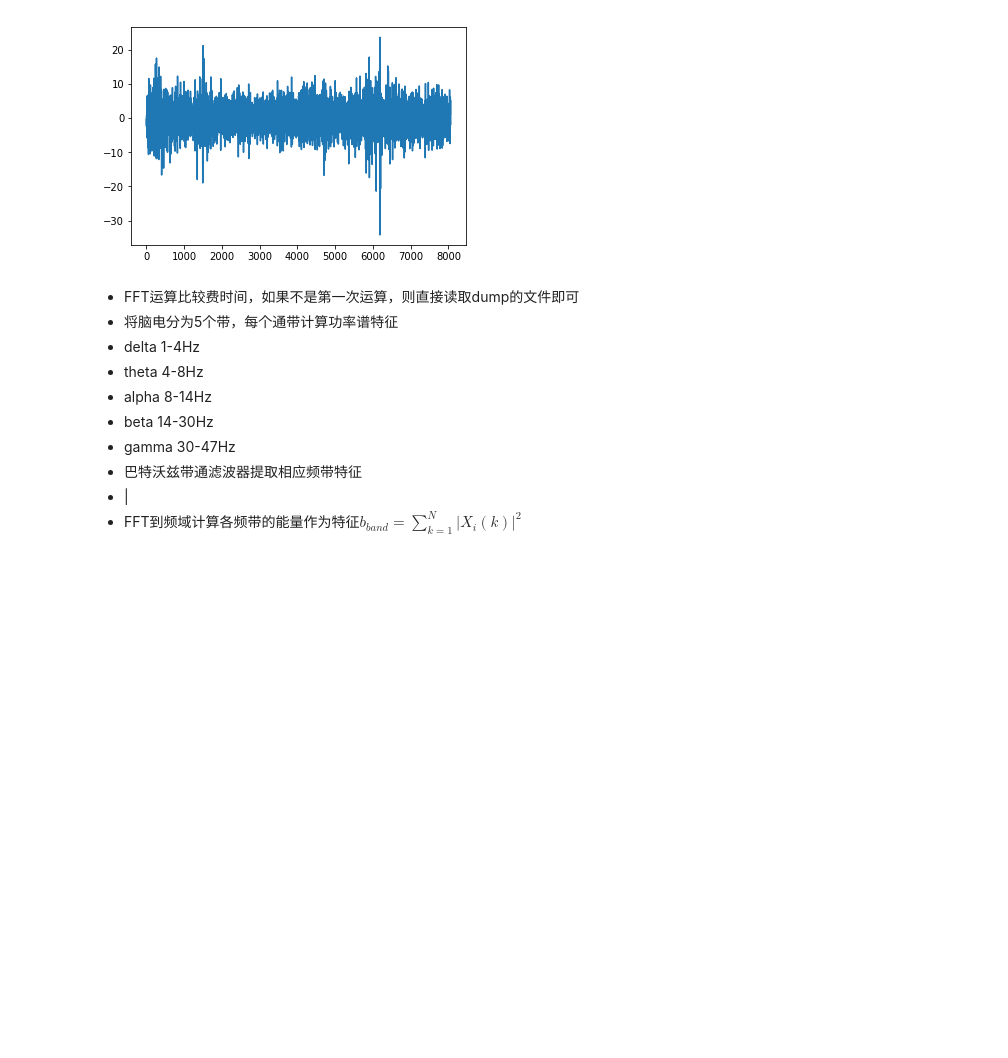
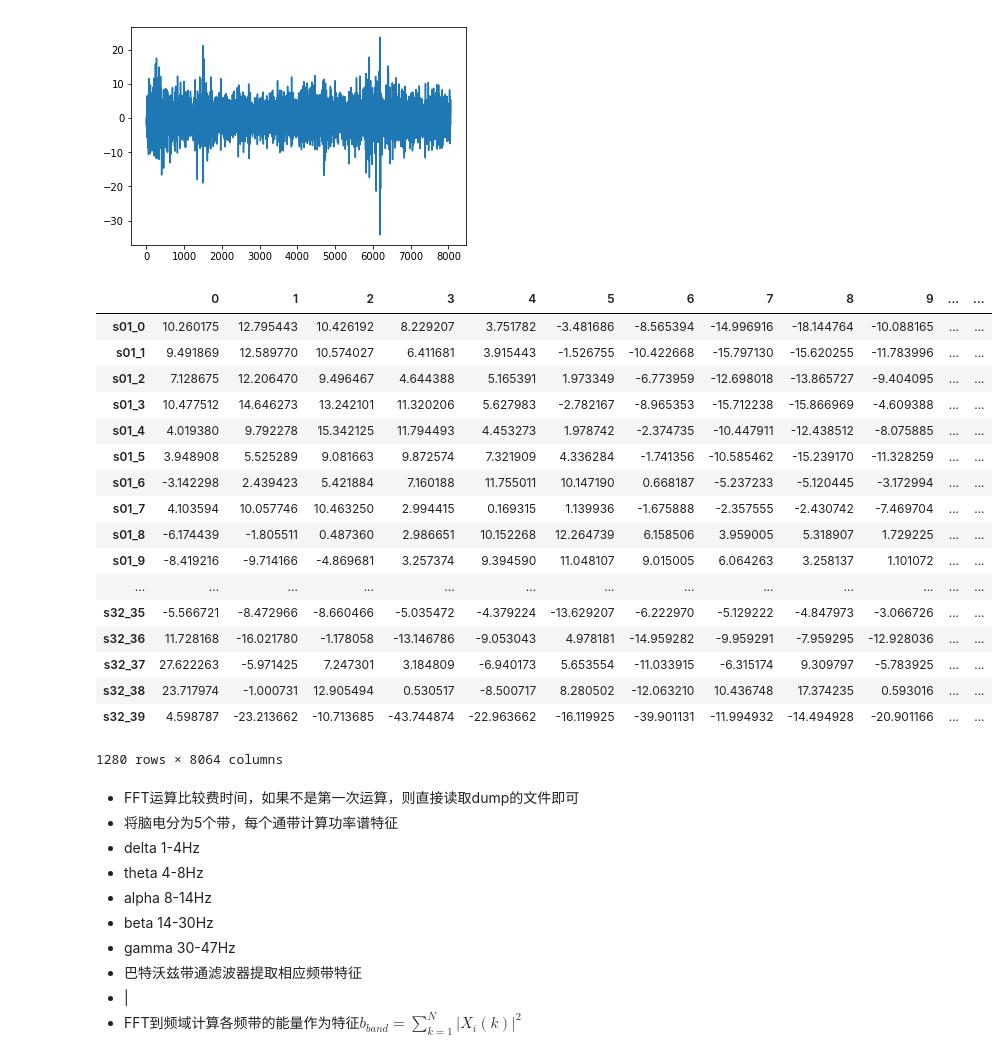
Before and after one commit to Today0219/Emotion-recognition, a Jupyter notebook: EEG_FeatureExtract.ipynb, the cells around one changed output. Cells and saved outputs as stored; diff of their text form; code cells hidden in the pictures; blank space fills up the shorter version.

```diff
--- a/EEG_FeatureExtract.ipynb
+++ b/EEG_FeatureExtract.ipynb
@@ -24,6 +24,27 @@ plt.plot(CH10_df_EEG_x.iloc[0,:])
 plt.show()
 # %% [output]
 [figure]
+# %%
+CH1_df_EEG_x
+# %% [output]
+|  | 0 | 1 | 2 | 3 | 4 | 5 | 6 | 7 | 8 | 9 | ... | ... |
+| s01_0 | 10.260175 | 12.795443 | 10.426192 | 8.229207 | 3.751782 | -3.481686 | -8.565394 | -14.996916 | -18.144764 | -10.088165 | ... | ... |
+| s01_1 | 9.491869 | 12.589770 | 10.574027 | 6.411681 | 3.915443 | -1.526755 | -10.422668 | -15.797130 | -15.620255 | -11.783996 | ... | ... |
+| s01_2 | 7.128675 | 12.206470 | 9.496467 | 4.644388 | 5.165391 | 1.973349 | -6.773959 | -12.698018 | -13.865727 | -9.404095 | ... | ... |
+| s01_3 | 10.477512 | 14.646273 | 13.242101 | 11.320206 | 5.627983 | -2.782167 | -8.965353 | -15.712238 | -15.866969 | -4.609388 | ... | ... |
+| s01_4 | 4.019380 | 9.792278 | 15.342125 | 11.794493 | 4.453273 | 1.978742 | -2.374735 | -10.447911 | -12.438512 | -8.075885 | ... | ... |
+| s01_5 | 3.948908 | 5.525289 | 9.081663 | 9.872574 | 7.321909 | 4.336284 | -1.741356 | -10.585462 | -15.239170 | -11.328259 | ... | ... |
+| s01_6 | -3.142298 | 2.439423 | 5.421884 | 7.160188 | 11.755011 | 10.147190 | 0.668187 | -5.237233 | -5.120445 | -3.172994 | ... | ... |
+| s01_7 | 4.103594 | 10.057746 | 10.463250 | 2.994415 | 0.169315 | 1.139936 | -1.675888 | -2.357555 | -2.430742 | -7.469704 | ... | ... |
+| s01_8 | -6.174439 | -1.805511 | 0.487360 | 2.986651 | 10.152268 | 12.264739 | 6.158506 | 3.959005 | 5.318907 | 1.729225 | ... | ... |
+| s01_9 | -8.419216 | -9.714166 | -4.869681 | 3.257374 | 9.394590 | 11.048107 | 9.015005 | 6.064263 | 3.258137 | 1.101072 | ... | ... |
+| ... | ... | ... | ... | ... | ... | ... | ... | ... | ... | ... | ... | ... |
+| s32_35 | -5.566721 | -8.472966 | -8.660466 | -5.035472 | -4.379224 | -13.629207 | -6.222970 | -5.129222 | -4.847973 | -3.066726 | ... | ... |
+| s32_36 | 11.728168 | -16.021780 | -1.178058 | -13.146786 | -9.053043 | 4.978181 | -14.959282 | -9.959291 | -7.959295 | -12.928036 | ... | ... |
+| s32_37 | 27.622263 | -5.971425 | 7.247301 | 3.184809 | -6.940173 | 5.653554 | -11.033915 | -6.315174 | 9.309797 | -5.783925 | ... | ... |
+| s32_38 | 23.717974 | -1.000731 | 12.905494 | 0.530517 | -8.500717 | 8.280502 | -12.063210 | 10.436748 | 17.374235 | 0.593016 | ... | ... |
+| s32_39 | 4.598787 | -23.213662 | -10.713685 | -43.744874 | -22.963662 | -16.119925 | -39.901131 | -11.994932 | -14.494928 | -20.901166 | ... | ... |
+1280 rows × 8064 columns
 # %%
 #多进程运行的函数
 def runFFT(eegCH,startPoint,endPoint):
```
Also changed, not shown: parts of 2 cells of this notebook, 24 other files.
